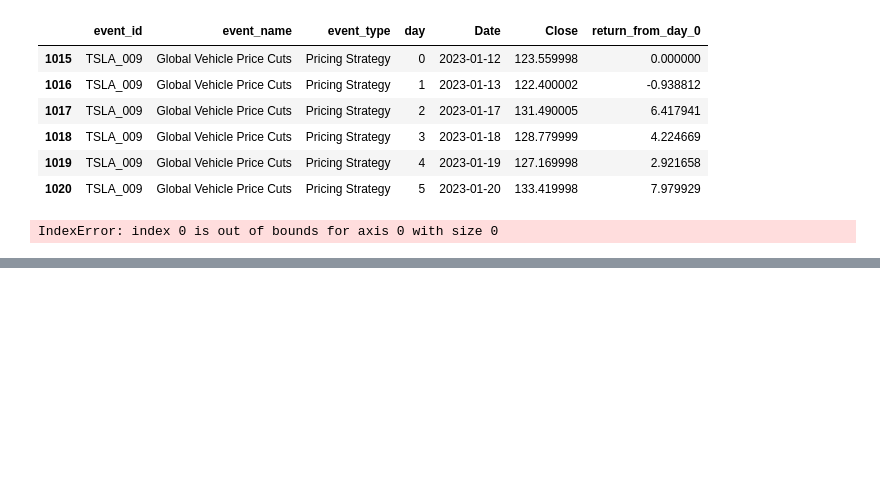
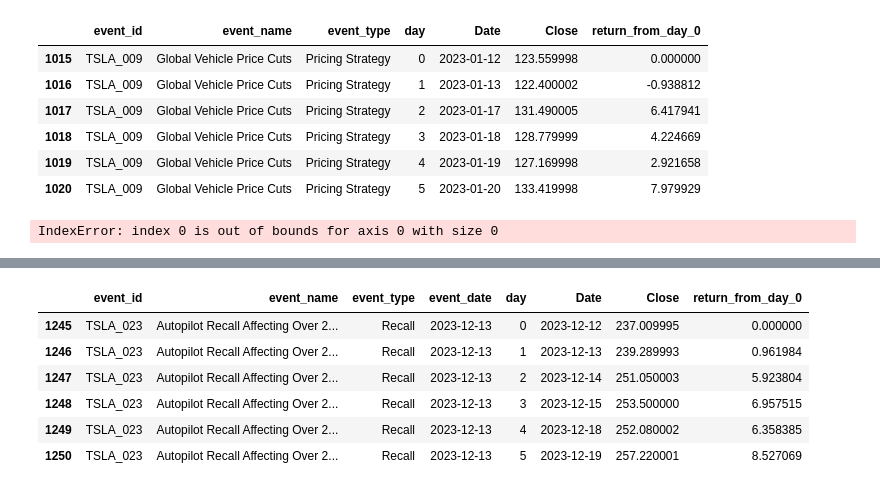
Before and after one commit to Adinolevinson/market-impact-analysis, a Jupyter notebook: notebooks/01_tesla_data.ipynb, the cells around one changed output, grey strips where cells are left out. Cells and saved outputs as stored; diff of their text form; code cells hidden in the pictures; blank space fills up the shorter version.

```diff
--- a/notebooks/01_tesla_data.ipynb
+++ b/notebooks/01_tesla_data.ipynb
@@ -171,0 +189,10 @@ IndexError: index 0 is out of bounds for axis 0 with size 0
+# %%
+get_event_window("TSLA_023", events, tesla)
+# %% [output]
+|  | event_id | event_name | event_type | event_date | day | Date | Close | return_from_day_0 |
+| 1245 | TSLA_023 | Autopilot Recall Affecting Over 2... | Recall | 2023-12-13 | 0 | 2023-12-12 | 237.009995 | 0.000000 |
+| 1246 | TSLA_023 | Autopilot Recall Affecting Over 2... | Recall | 2023-12-13 | 1 | 2023-12-13 | 239.289993 | 0.961984 |
+| 1247 | TSLA_023 | Autopilot Recall Affecting Over 2... | Recall | 2023-12-13 | 2 | 2023-12-14 | 251.050003 | 5.923804 |
+| 1248 | TSLA_023 | Autopilot Recall Affecting Over 2... | Recall | 2023-12-13 | 3 | 2023-12-15 | 253.500000 | 6.957515 |
+| 1249 | TSLA_023 | Autopilot Recall Affecting Over 2... | Recall | 2023-12-13 | 4 | 2023-12-18 | 252.080002 | 6.358385 |
+| 1250 | TSLA_023 | Autopilot Recall Affecting Over 2... | Recall | 2023-12-13 | 5 | 2023-12-19 | 257.220001 | 8.527069 |
```
Also changed, not shown: parts of 8 cells of this notebook, 2 other files.
